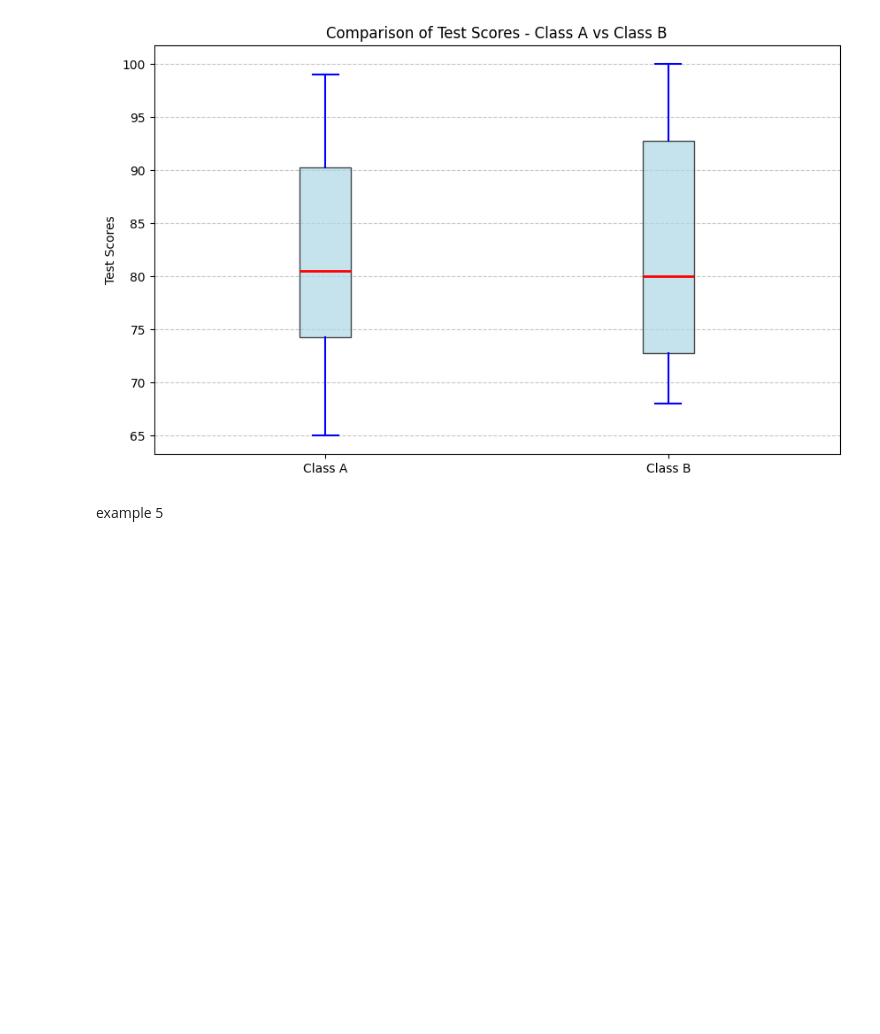
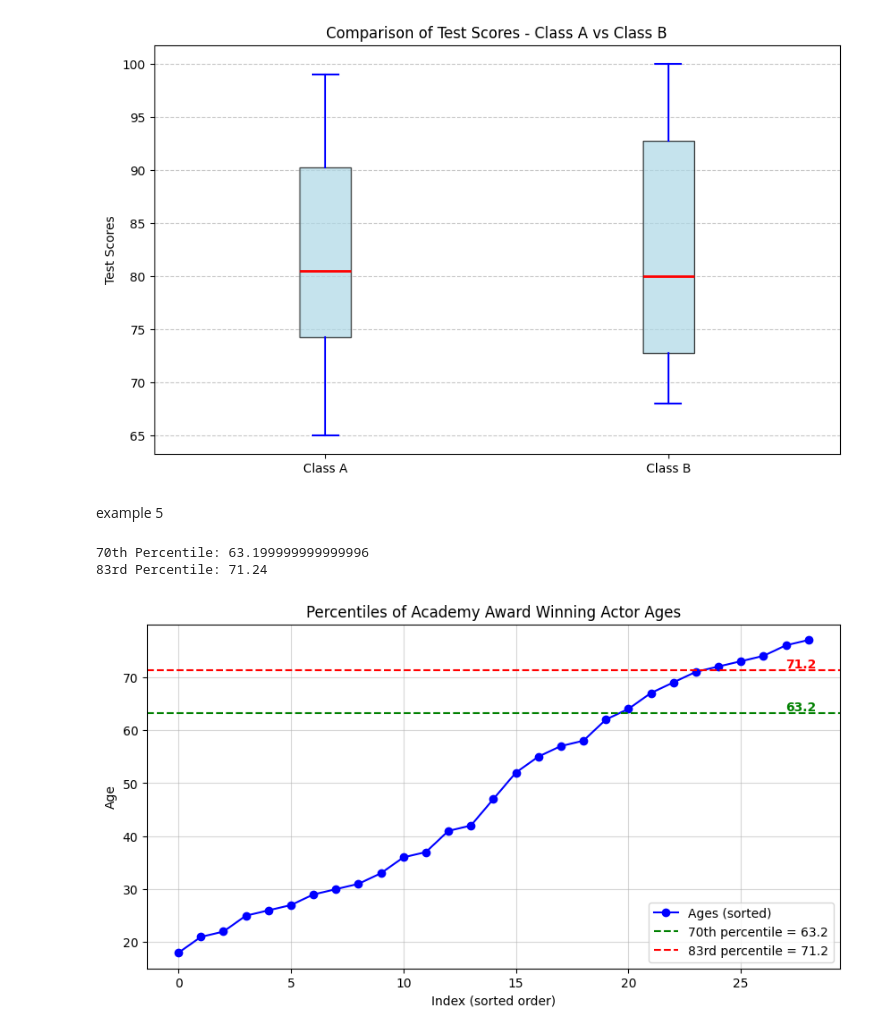
Before and after one commit to shovo896/Statictics-assignment, a Jupyter notebook: assignment.ipynb, the cells around one changed output. Drawn from its saved outputs; the diff is of its cells as text; code cells hidden in the pictures; blank space fills up the shorter version.

```diff
--- a/assignment.ipynb
+++ b/assignment.ipynb
@@ -803,3 +803,32 @@ plt.show()
 [figure]
 # %% [markdown]
 example 5
+# %%
+ages = [18, 21, 22, 25, 26, 27, 29, 30, 31, 33, 36, 37, 41, 42, 47,
+        52, 55, 57, 58, 62, 64, 67, 69, 71, 72, 73, 74, 76, 77]
+
+p70 = np.percentile(ages, 70, method='linear')
+p83 = np.percentile(ages, 83, method='linear')
+
+print(f"70th Percentile: {p70}")
+print(f"83rd Percentile: {p83}")
+
+plt.figure(figsize=(10,5))
+plt.plot(ages, marker='o', linestyle='-', color='blue', label="Ages (sorted)")
+
+
+plt.axhline(y=p70, color='green', linestyle='--', label=f"70th percentile = {p70:.1f}")
+plt.axhline(y=p83, color='red', linestyle='--', label=f"83rd percentile = {p83:.1f}")
+plt.text(len(ages)-2, p70+0.5, f"{p70:.1f}", color="green", fontsize=10, weight="bold")
+plt.text(len(ages)-2, p83+0.5, f"{p83:.1f}", color="red", fontsize=10, weight="bold")
+
+plt.title("Percentiles of Academy Award Winning Actor Ages")
+plt.xlabel("Index (sorted order)")
+plt.ylabel("Age")
+plt.legend()
+plt.grid(alpha=0.5)
+plt.show()
+# %% [output]
+70th Percentile: 63.199999999999996
+83rd Percentile: 71.24
+[figure, added]
```
